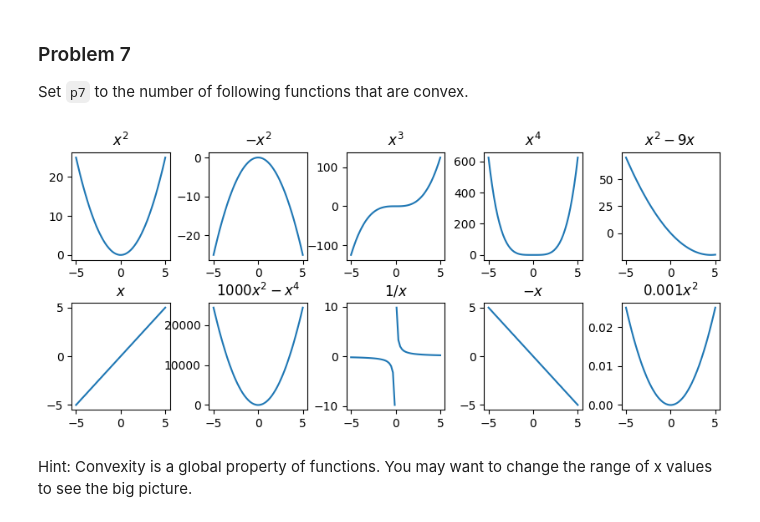
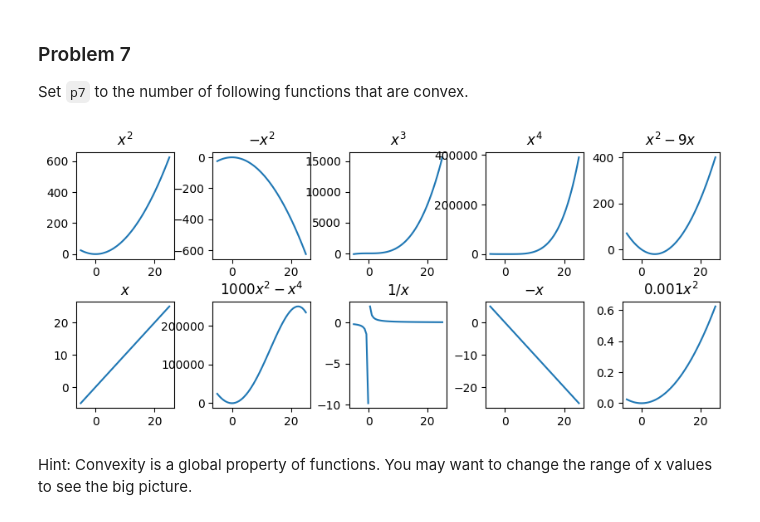
Before and after one commit to Madi-Williams/dx601-homework-04, a Jupyter notebook: homework.ipynb, the cells around one changed output. Cells and saved outputs as stored; diff of their text form; code cells hidden in the pictures.

```diff
--- a/homework.ipynb
+++ b/homework.ipynb
@@ -177,7 +171,7 @@ Set `p7` to the number of following functions that are convex.
 # %%
 # @ title Functions to Check for Convexity
 
-xs = np.linspace(-5, 5)
+xs = np.linspace(-5, 25)
 
 plt.figure(figsize=(10, 4))
 plt.subplot(2, 5, 1)
@@ -196,34 +190,34 @@ plt.subplot(2, 5, 4)
 plt.plot(xs, xs**4)
 plt.title("$x^4$")
 
 plt.subplot(2, 5, 5)
 plt.plot(xs, xs*xs - 9 * xs)
 plt.title("$x^2 - 9x$")
 
 plt.subplot(2, 5, 6)
 plt.plot(xs, xs)
 plt.title("$x$")
 
 plt.subplot(2, 5, 7)
 plt.plot(xs, -xs**4+1000 * xs**2)
 plt.title("$1000x^2 - x^4$")
 
 plt.subplot(2, 5, 8)
 plt.plot([x for x in xs if x > 0], [1 / x for x in xs if x > 0], color="C0")
 plt.plot([x for x in xs if x < 0], [1 / x for x in xs if x < 0], color="C0")
 plt.title("$1/x$")
 
 plt.subplot(2, 5, 9)
 plt.plot(xs, -xs)
 plt.title("$-x$")
 
 plt.subplot(2, 5, 10)
 plt.plot(xs, 0.001 * xs**2)
 plt.title("$0.001 x^2$")
 
 plt.subplots_adjust(hspace=0.4, wspace=0.4);
 # %% [output]
-[figure, old version]
+[figure, new version]
 # %% [markdown]
 Hint: Convexity is a global property of functions.
 You may want to change the range of x values to see the big picture.
```
Also changed, not shown: parts of 11 cells of this notebook.
